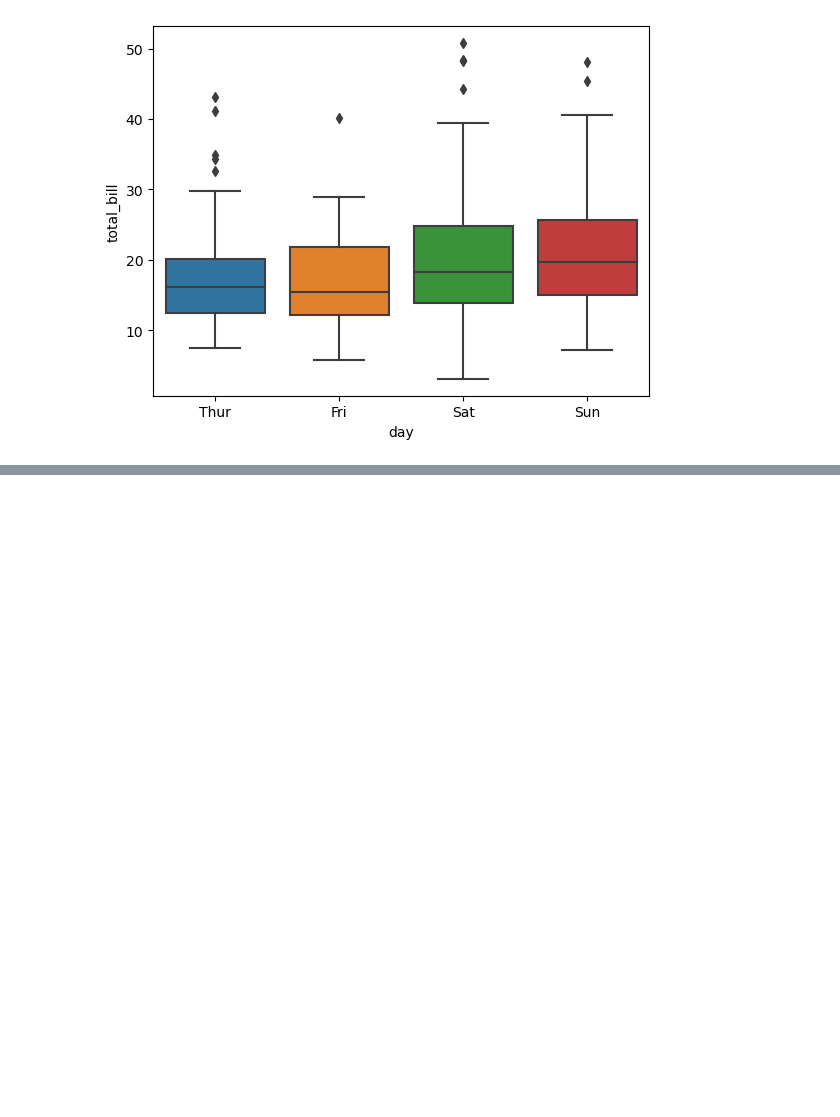
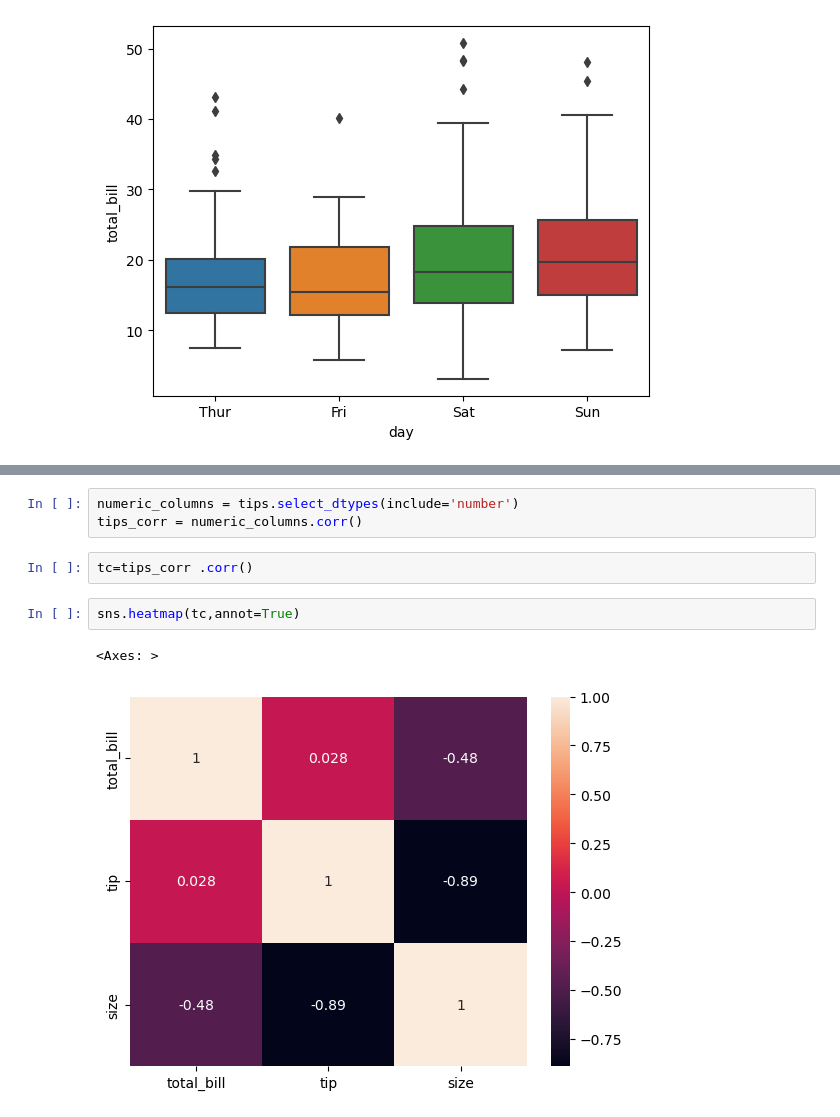
Before and after one commit to Subham0501/seaborn, a Jupyter notebook: Seaborn.ipynb, the cells around one changed output, grey strips where cells are left out. Drawn from its saved outputs; the diff is of its cells as text; blank space fills up the shorter version.

```diff
--- a/Seaborn.ipynb
+++ b/Seaborn.ipynb
@@ -62,0 +89,10 @@ sns.boxplot(x='day',y='total_bill',data=tips)
+# %%
+numeric_columns = tips.select_dtypes(include='number')
+tips_corr = numeric_columns.corr()
+# %%
+tc=tips_corr .corr()
+# %%
+sns.heatmap(tc,annot=True)
+# %% [output]
+<Axes: >
+[figure, added]
```
Also changed, not shown: parts of 17 cells of this notebook.
